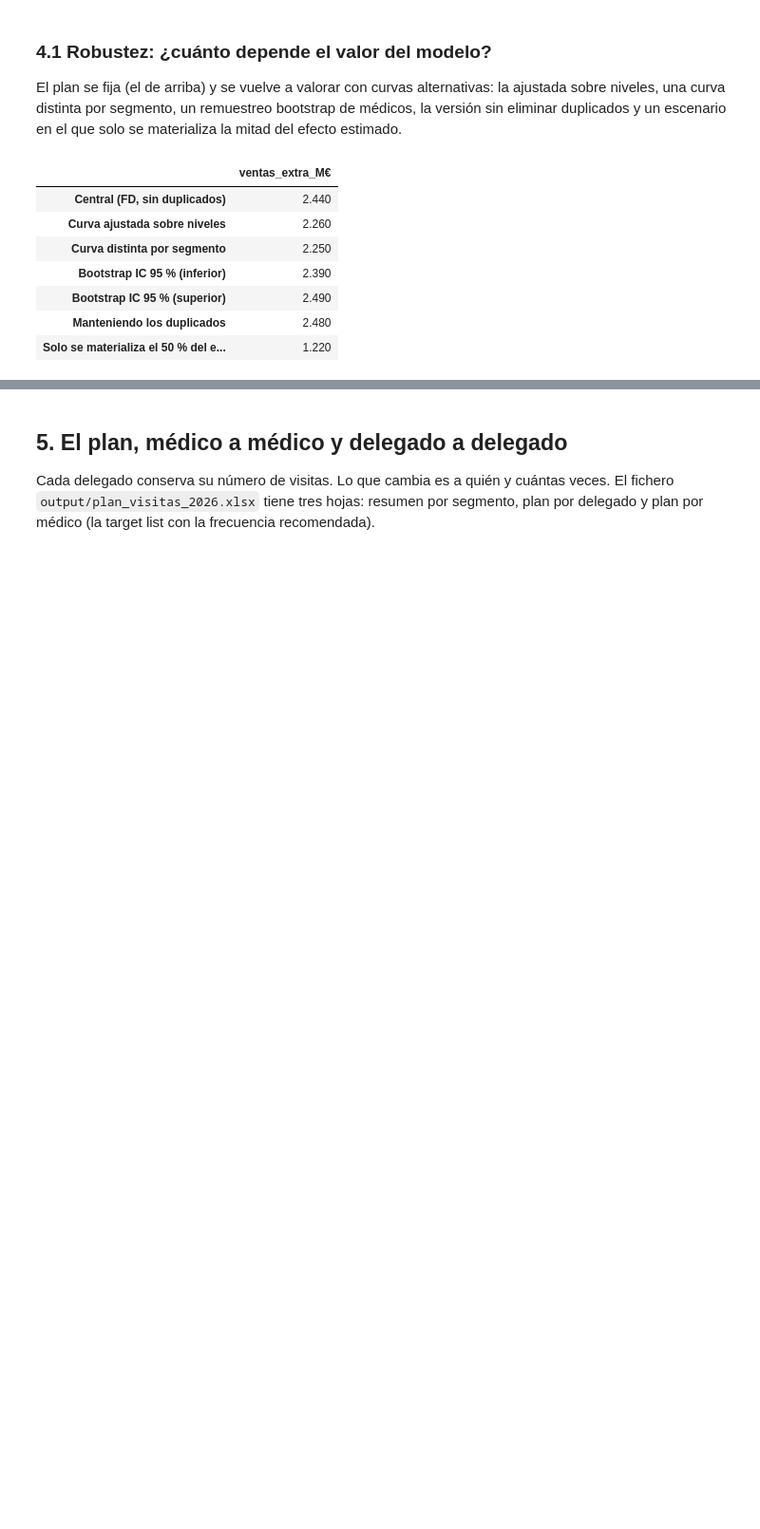
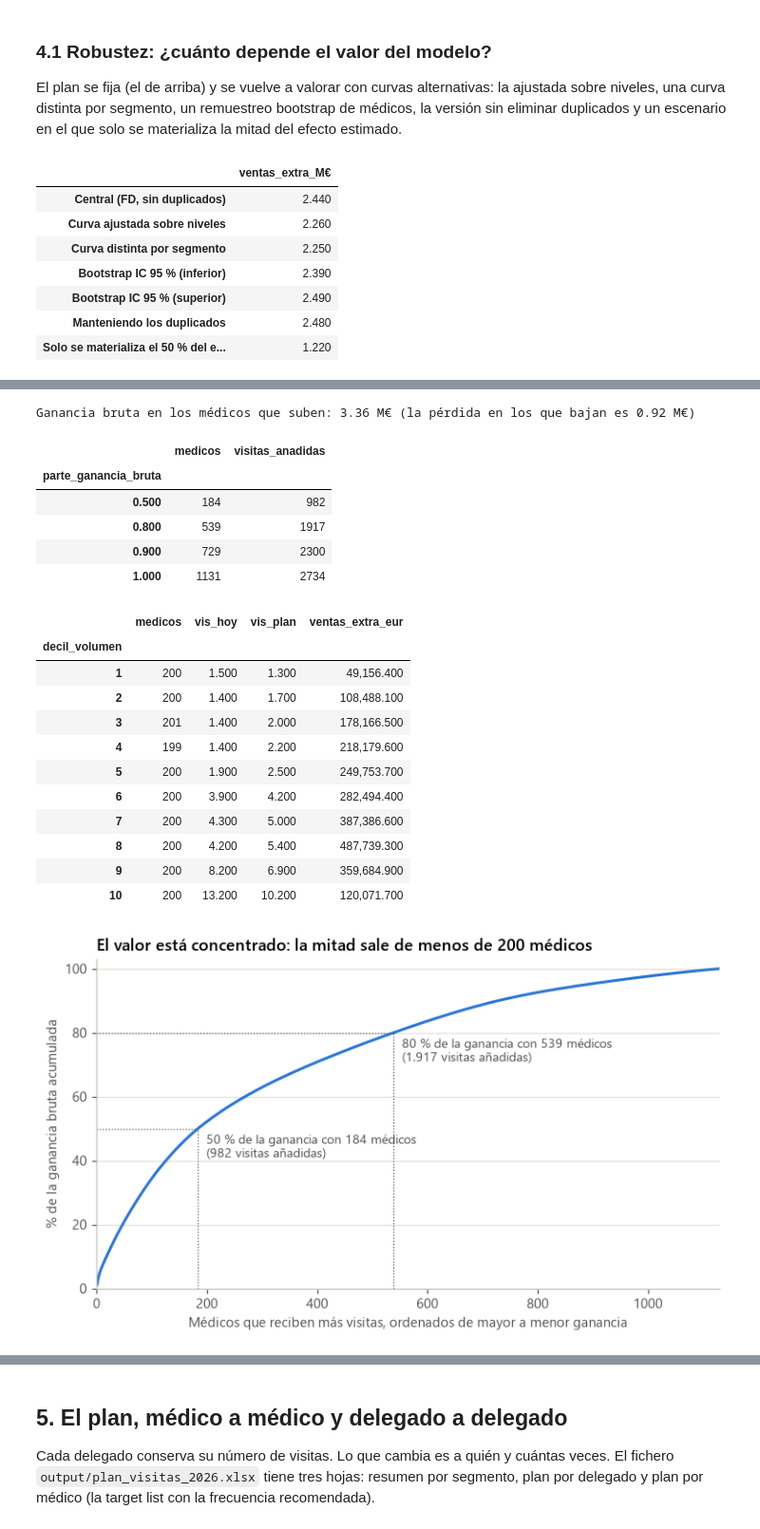
Before and after one commit to rpuenteaddiuva/caso-fuerza-comercial-pharma, a Jupyter notebook: analisis.ipynb, the cells around one changed output, grey strips where cells are left out. Shown at 95% size. Drawn from its saved outputs; the diff is of its cells as text; code cells hidden in the pictures; blank space fills up the shorter version.

```diff
--- a/analisis.ipynb
+++ b/analisis.ipynb
@@ -628,0 +717,46 @@ rango_prudente = (robustez["ventas_extra_M€"].min(), robustez["ventas_extra_M
+# %%
+# a) Concentración del valor
+gan = pd.DataFrame({"eur": delta_eur, "dv": v_plan - v_act, "seg": seg})
+gan = gan[gan.eur > 0].sort_values("eur", ascending=False)
+gan["acum"] = gan.eur.cumsum() / gan.eur.sum()
+concentracion = pd.DataFrame(
+    [{"parte_ganancia_bruta": q, "medicos": int((gan.acum < q).sum()) + 1,
+      "visitas_anadidas": int(gan.dv.iloc[: int((gan.acum < q).sum()) + 1].sum())} for q in [0.5, 0.8, 0.9, 1.0]]
+).set_index("parte_ganancia_bruta")
+print(f"Ganancia bruta en los médicos que suben: {eur(gan.eur.sum())} (la pérdida en los que bajan es {eur(-perdida)})")
+display(concentracion)
+deciles = (pd.DataFrame({"vis_hoy": v_act, "vis_plan": v_plan, "eur": delta_eur, "decil_volumen": pd.qcut(cat, 10, labels=False) + 1})
+           .groupby("decil_volumen").agg(medicos=("eur", "size"), vis_hoy=("vis_hoy", "mean"), vis_plan=("vis_plan", "mean"), ventas_extra_eur=("eur", "sum")).round(1))
+display(deciles)
+
+fig, ax = plt.subplots(figsize=(7, 4.2))
+ax.plot(np.arange(1, len(gan) + 1), 100 * gan.acum, color=C_PLAN, lw=2)
+for q in [0.5, 0.8]:
+    n_q, v_q = concentracion.loc[q, "medicos"], concentracion.loc[q, "visitas_anadidas"]
+    ax.plot([n_q, n_q], [0, 100 * q], color=C_TINTA2, lw=0.8, ls=":"); ax.plot([0, n_q], [100 * q, 100 * q], color=C_TINTA2, lw=0.8, ls=":")
+    ax.text(n_q + 15, 100 * q - 9, f"{int(q * 100)} % de la ganancia con {n_q} médicos\n({v_q:,} visitas añadidas)".replace(",", "."), fontsize=9, color=C_TINTA2)
+ax.set_xlim(0, len(gan)); ax.set_ylim(0, 103)
+ax.set_xlabel("Médicos que reciben más visitas, ordenados de mayor a menor ganancia"); ax.set_ylabel("% de la ganancia bruta acumulada")
+ax.set_title("El valor está concentrado: la mitad sale de menos de 200 médicos")
+guardar(fig, "07_concentracion_valor")
+# %% [output]
+Ganancia bruta en los médicos que suben: 3.36 M€ (la pérdida en los que bajan es 0.92 M€)
+|  | medicos | visitas_anadidas |
+| parte_ganancia_bruta |  |  |
+| 0.500 | 184 | 982 |
+| 0.800 | 539 | 1917 |
+| 0.900 | 729 | 2300 |
+| 1.000 | 1131 | 2734 |
+|  | medicos | vis_hoy | vis_plan | ventas_extra_eur |
+| decil_volumen |  |  |  |  |
+| 1 | 200 | 1.500 | 1.300 | 49,156.400 |
+| 2 | 200 | 1.400 | 1.700 | 108,488.100 |
+| 3 | 201 | 1.400 | 2.000 | 178,166.500 |
+| 4 | 199 | 1.400 | 2.200 | 218,179.600 |
+| 5 | 200 | 1.900 | 2.500 | 249,753.700 |
+| 6 | 200 | 3.900 | 4.200 | 282,494.400 |
+| 7 | 200 | 4.300 | 5.000 | 387,386.600 |
+| 8 | 200 | 4.200 | 5.400 | 487,739.300 |
+| 9 | 200 | 8.200 | 6.900 | 359,684.900 |
+| 10 | 200 | 13.200 | 10.200 | 120,071.700 |
+[figure, added]
```
Also changed, not shown: parts of 20 cells of this notebook, 10 other files.
